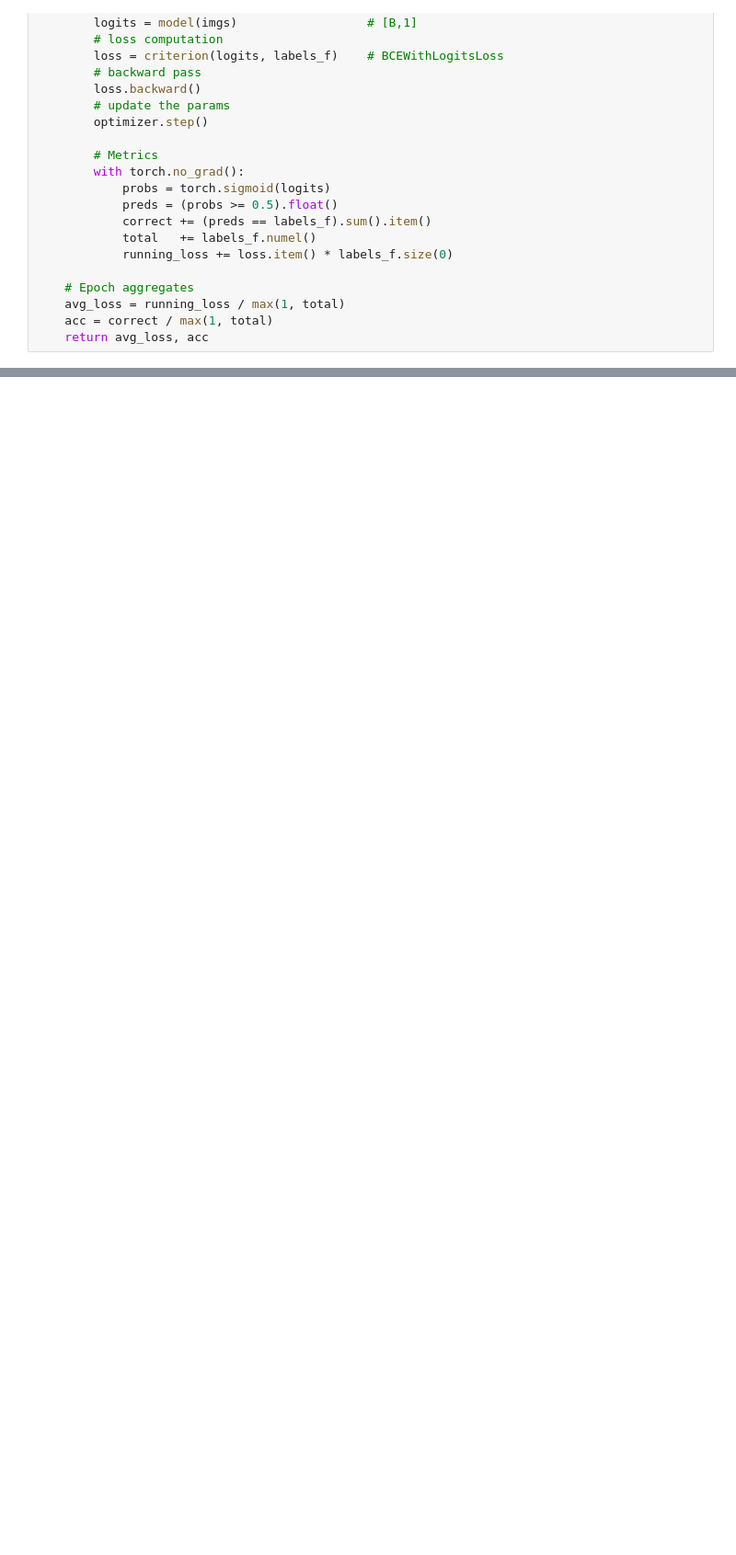
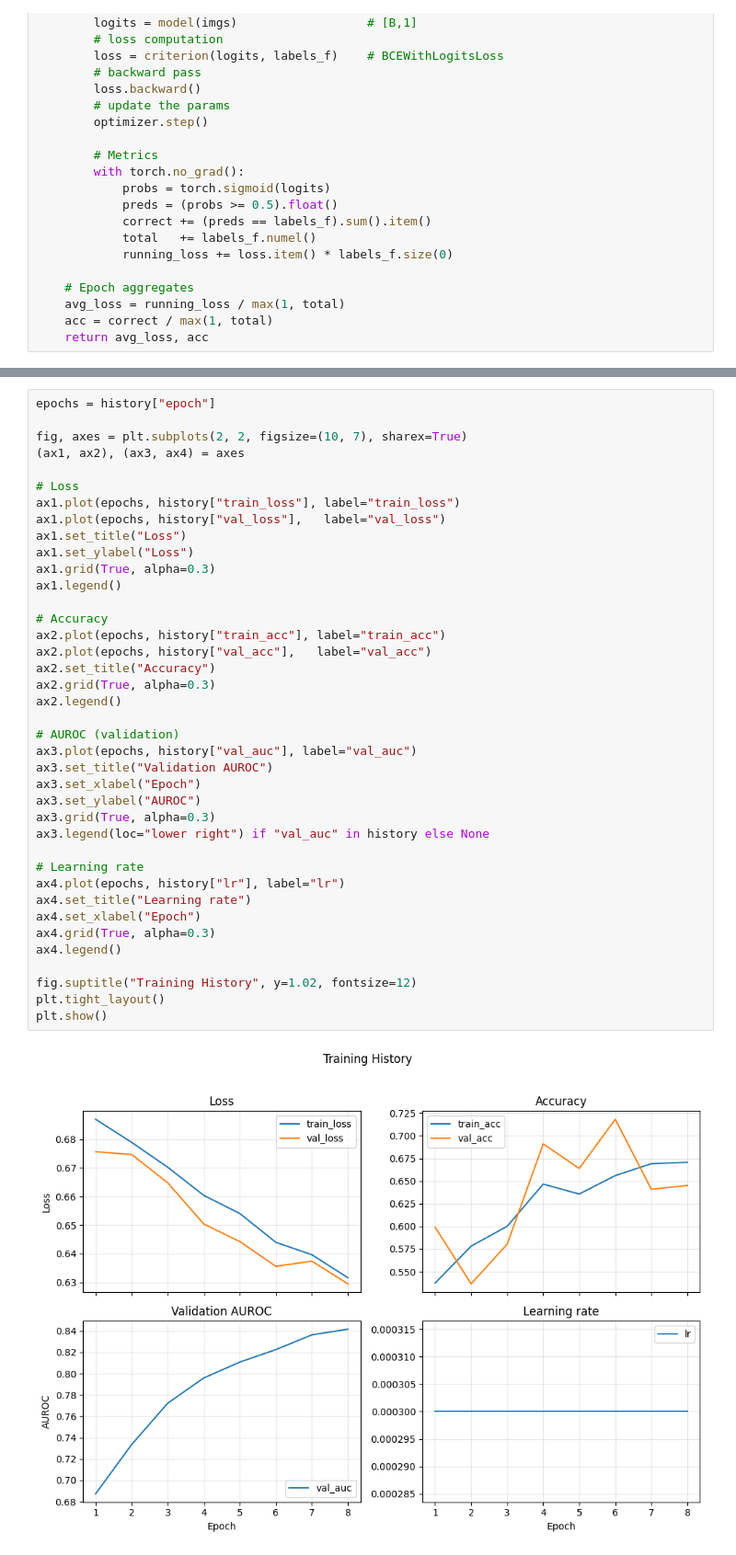
Before and after one commit to FederCO23/MonReader, a Jupyter notebook: MonReader_part1.ipynb, the cells around one changed output, grey strips where cells are left out. Shown at 92% size. Cells and saved outputs as stored; diff of their text form; blank space fills up the shorter version.

```diff
--- a/MonReader_part1.ipynb
+++ b/MonReader_part1.ipynb
@@ -827,0 +918,41 @@ if best_state is not None:
+# %%
+epochs = history["epoch"]
+
+fig, axes = plt.subplots(2, 2, figsize=(10, 7), sharex=True)
+(ax1, ax2), (ax3, ax4) = axes
+
+# Loss
+ax1.plot(epochs, history["train_loss"], label="train_loss")
+ax1.plot(epochs, history["val_loss"],   label="val_loss")
+ax1.set_title("Loss")
+ax1.set_ylabel("Loss")
+ax1.grid(True, alpha=0.3)
+ax1.legend()
+
+# Accuracy
+ax2.plot(epochs, history["train_acc"], label="train_acc")
+ax2.plot(epochs, history["val_acc"],   label="val_acc")
+ax2.set_title("Accuracy")
+ax2.grid(True, alpha=0.3)
+ax2.legend()
+
+# AUROC (validation)
+ax3.plot(epochs, history["val_auc"], label="val_auc")
+ax3.set_title("Validation AUROC")
+ax3.set_xlabel("Epoch")
+ax3.set_ylabel("AUROC")
+ax3.grid(True, alpha=0.3)
+ax3.legend(loc="lower right") if "val_auc" in history else None
+
+# Learning rate
+ax4.plot(epochs, history["lr"], label="lr")
+ax4.set_title("Learning rate")
+ax4.set_xlabel("Epoch")
+ax4.grid(True, alpha=0.3)
+ax4.legend()
+
+fig.suptitle("Training History", y=1.02, fontsize=12)
+plt.tight_layout()
+plt.show()
+# %% [output]
+[figure, added]
```
Also changed, not shown: parts of 16 cells of this notebook.
